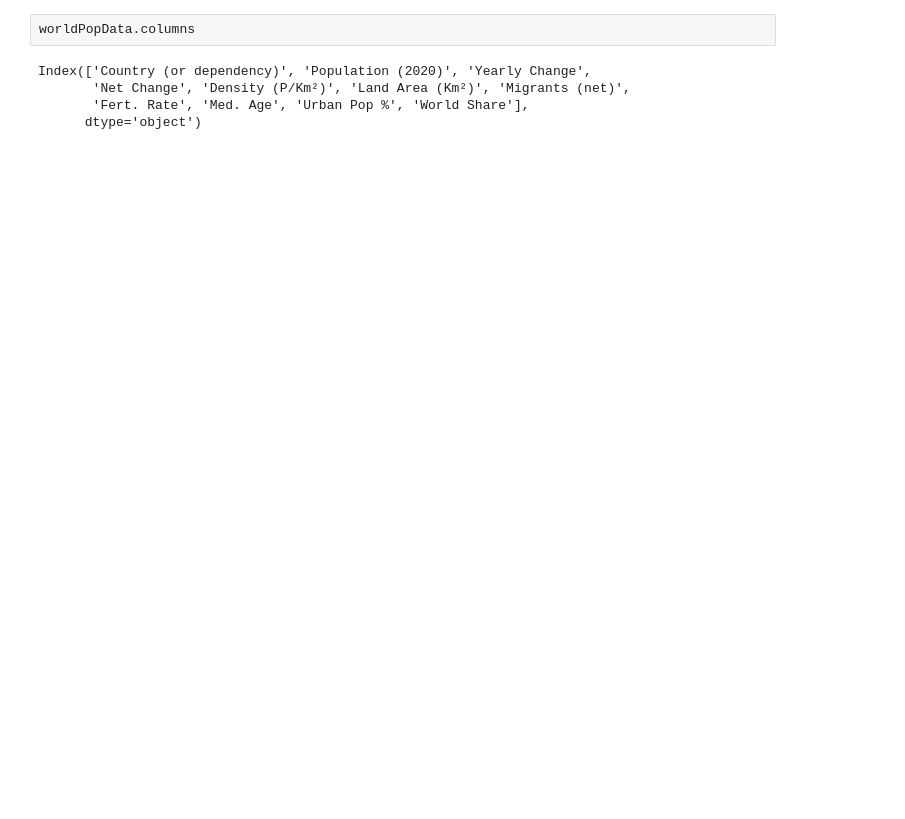
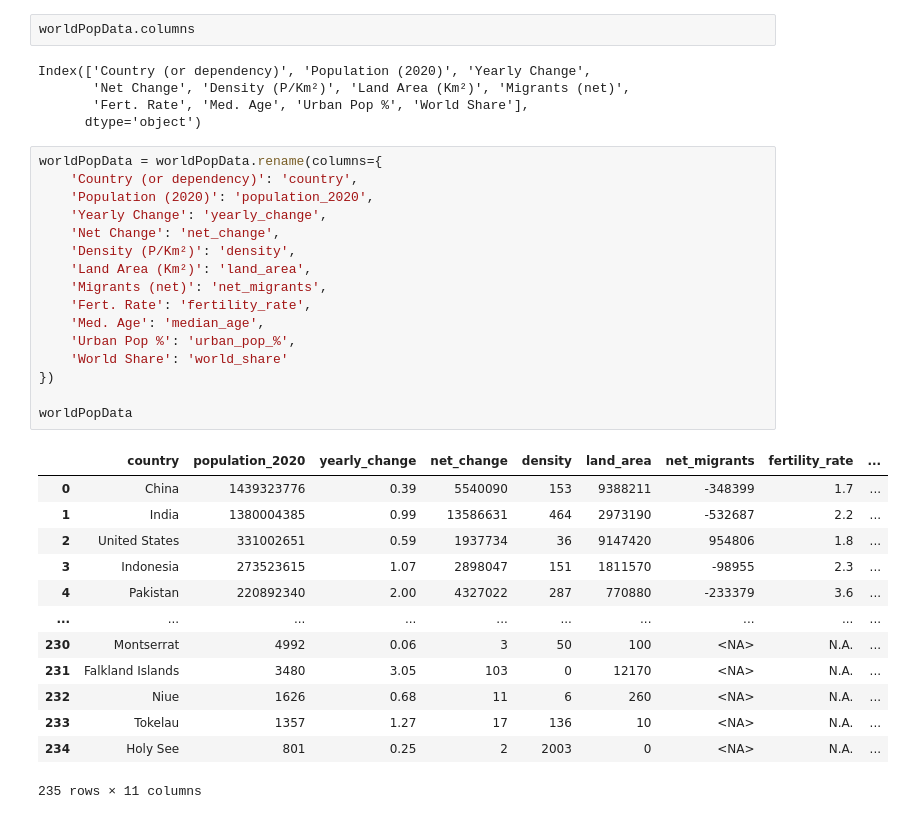
Before and after one commit to Dewalade1/webscrapping-tools, a Jupyter notebook: Scraping-for-odmena-ai-energy-in-nigeria/Cleaning-scraped-world-population-data.ipynb, the cells around one changed output. Saved outputs shown, nothing was run; the diff lists cells and outputs as text; blank space fills up the shorter version.

Commit message:
feat: finish data cleaning for selected files

```diff
--- a/Scraping-for-odmena-ai-energy-in-nigeria/Cleaning-scraped-world-population-data.ipynb
+++ b/Scraping-for-odmena-ai-energy-in-nigeria/Cleaning-scraped-world-population-data.ipynb
@@ -124,3 +153,33 @@ Index(['Country (or dependency)', 'Population (2020)', 'Yearly Change',
        'Net Change', 'Density (P/Km²)', 'Land Area (Km²)', 'Migrants (net)',
        'Fert. Rate', 'Med. Age', 'Urban Pop %', 'World Share'],
       dtype='object')
+# %%
+worldPopData = worldPopData.rename(columns={
+    'Country (or dependency)': 'country',
+    'Population (2020)': 'population_2020',
+    'Yearly Change': 'yearly_change',
+    'Net Change': 'net_change',
+    'Density (P/Km²)': 'density',
+    'Land Area (Km²)': 'land_area',
+    'Migrants (net)': 'net_migrants',
+    'Fert. Rate': 'fertility_rate',
+    'Med. Age': 'median_age',
+    'Urban Pop %': 'urban_pop_%',
+    'World Share': 'world_share'
+})
+
+worldPopData
+# %% [output]
+|  | country | population_2020 | yearly_change | net_change | density | land_area | net_migrants | fertility_rate | ... |
+| 0 | China | 1439323776 | 0.39 | 5540090 | 153 | 9388211 | -348399 | 1.7 | ... |
+| 1 | India | 1380004385 | 0.99 | 13586631 | 464 | 2973190 | -532687 | 2.2 | ... |
+| 2 | United States | 331002651 | 0.59 | 1937734 | 36 | 9147420 | 954806 | 1.8 | ... |
+| 3 | Indonesia | 273523615 | 1.07 | 2898047 | 151 | 1811570 | -98955 | 2.3 | ... |
+| 4 | Pakistan | 220892340 | 2.00 | 4327022 | 287 | 770880 | -233379 | 3.6 | ... |
+| ... | ... | ... | ... | ... | ... | ... | ... | ... | ... |
+| 230 | Montserrat | 4992 | 0.06 | 3 | 50 | 100 | <NA> | N.A. | ... |
+| 231 | Falkland Islands | 3480 | 3.05 | 103 | 0 | 12170 | <NA> | N.A. | ... |
+| 232 | Niue | 1626 | 0.68 | 11 | 6 | 260 | <NA> | N.A. | ... |
+| 233 | Tokelau | 1357 | 1.27 | 17 | 136 | 10 | <NA> | N.A. | ... |
+| 234 | Holy See | 801 | 0.25 | 2 | 2003 | 0 | <NA> | N.A. | ... |
+235 rows × 11 columns
```
Also changed, not shown: parts of 33 cells of this notebook, 2 other files.
